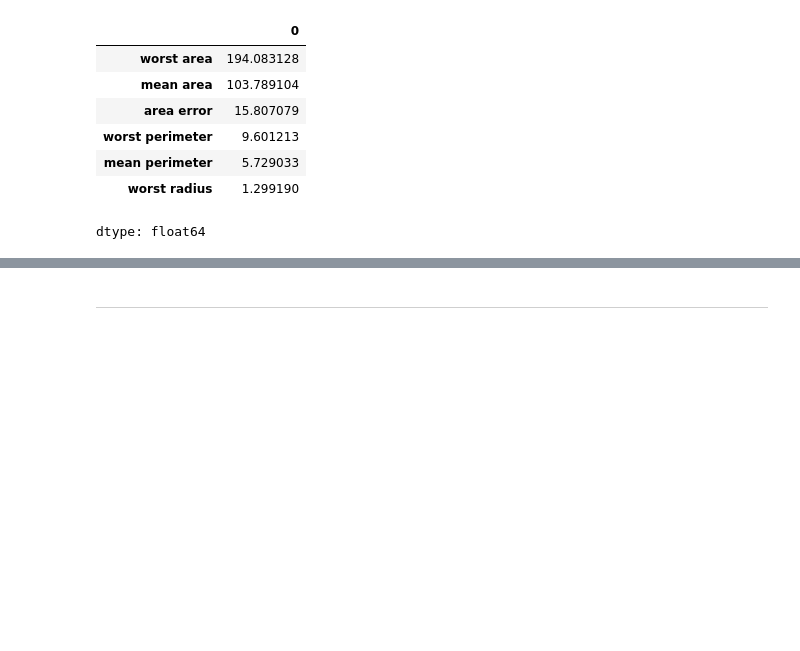
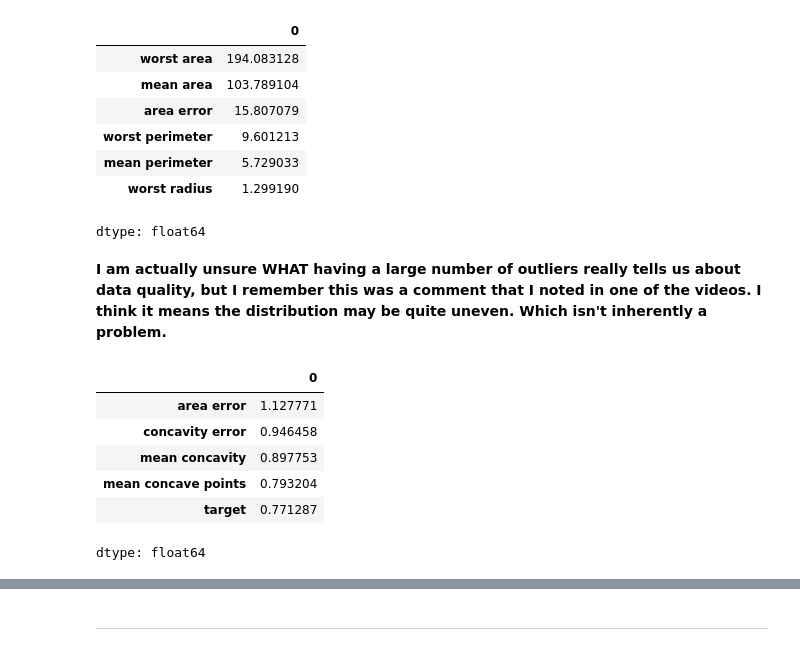
Before and after one commit to jgeiger81/sbml, a Jupyter notebook: 4.3 LogisticRegression/JasonG_MLE_MiniProject_Logistic_Regression.ipynb, the cells around one changed output, grey strips where cells are left out. Cells and saved outputs as stored; diff of their text form; code cells hidden in the pictures; blank space fills up the shorter version.

```diff
--- a/4.3 LogisticRegression/JasonG_MLE_MiniProject_Logistic_Regression.ipynb
+++ b/4.3 LogisticRegression/JasonG_MLE_MiniProject_Logistic_Regression.ipynb
@@ -132,3 +132,16 @@ potential_outliers
 | mean perimeter | 5.729033 |
 | worst radius | 1.299190 |
 dtype: float64
+# %% [markdown]
+**I am actually unsure WHAT having a large number of outliers really tells us about data quality, but I remember this was a comment that I noted in one of the videos. I think it means the distribution may be quite uneven. Which isn't inherently a problem.**
+# %%
+most_variable = (desc.loc['std'] / desc.loc['mean']).nlargest(5)
+most_variable
+# %% [output]
+|  | 0 |
+| area error | 1.127771 |
+| concavity error | 0.946458 |
+| mean concavity | 0.897753 |
+| mean concave points | 0.793204 |
+| target | 0.771287 |
+dtype: float64
```
Also changed, not shown: parts of 3 cells of this notebook.
